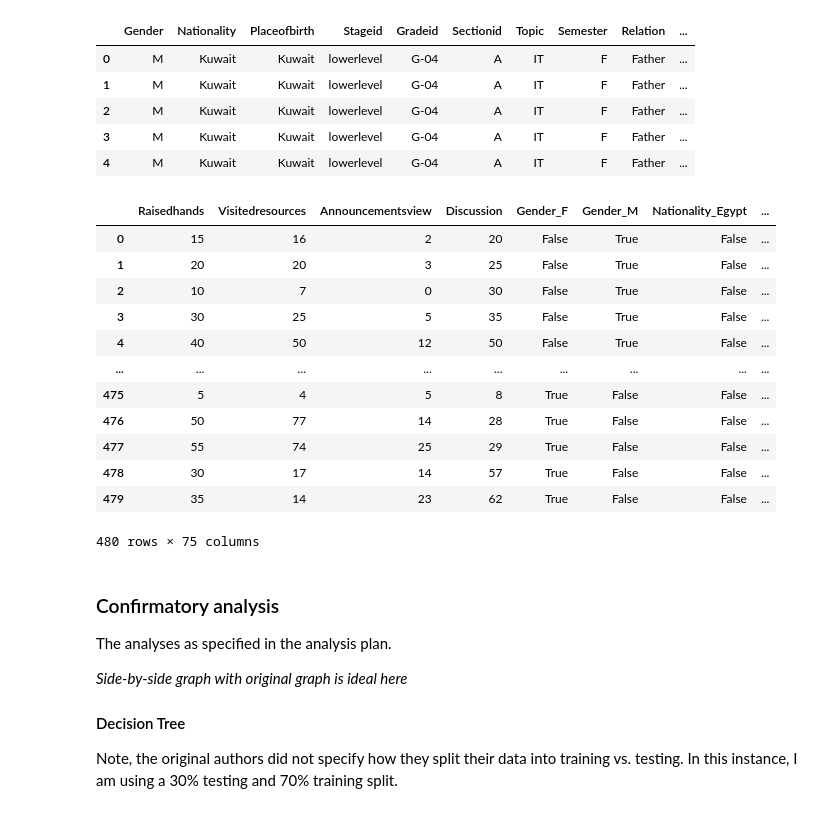
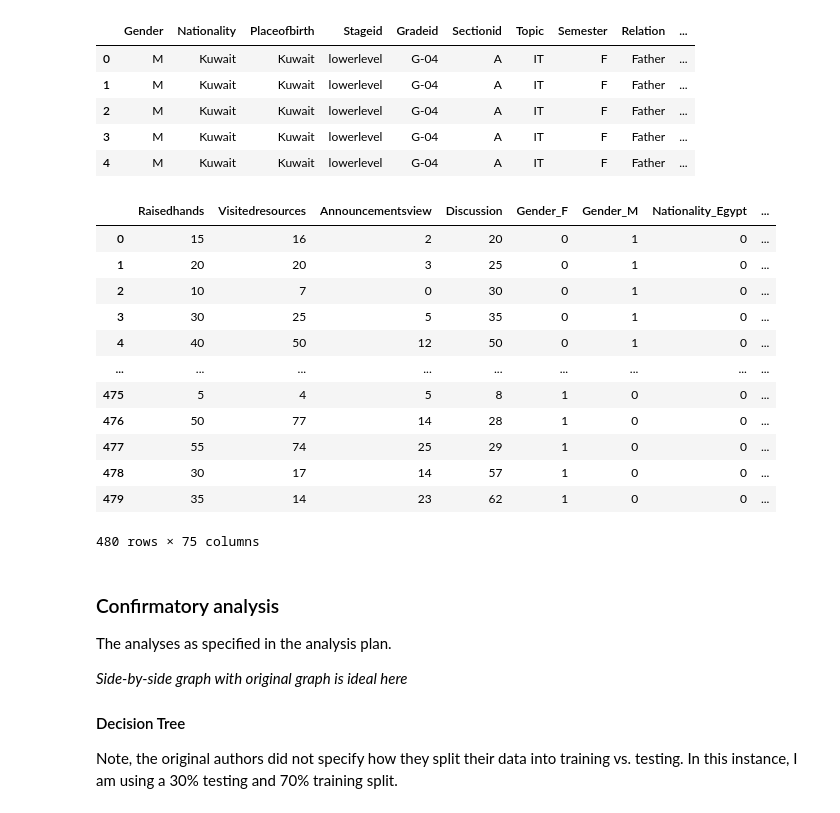
Before and after one commit to ucsd-psych201a/alsulami2023, a Jupyter notebook: writeup/Reproducibility Report.ipynb, the cells around one changed output. Cells and saved outputs as stored; diff of their text form; code cells hidden in the pictures.

```diff
--- a/writeup/Reproducibility Report.ipynb
+++ b/writeup/Reproducibility Report.ipynb
@@ -157,20 +157,3 @@ edu.head()
 | 2 | M | Kuwait | Kuwait | lowerlevel | G-04 | A | IT | F | Father | ... |
 | 3 | M | Kuwait | Kuwait | lowerlevel | G-04 | A | IT | F | Father | ... |
 | 4 | M | Kuwait | Kuwait | lowerlevel | G-04 | A | IT | F | Father | ... |
-# %%
-edu_dummy = pd.get_dummies(edu)
-edu_dummy
-# %% [output]
-|  | Raisedhands | Visitedresources | Announcementsview | Discussion | Gender_F | Gender_M | Nationality_Egypt | ... |
-| 0 | 15 | 16 | 2 | 20 | False | True | False | ... |
-| 1 | 20 | 20 | 3 | 25 | False | True | False | ... |
-| 2 | 10 | 7 | 0 | 30 | False | True | False | ... |
-| 3 | 30 | 25 | 5 | 35 | False | True | False | ... |
-| 4 | 40 | 50 | 12 | 50 | False | True | False | ... |
-| ... | ... | ... | ... | ... | ... | ... | ... | ... |
-| 475 | 5 | 4 | 5 | 8 | True | False | False | ... |
-| 476 | 50 | 77 | 14 | 28 | True | False | False | ... |
-| 477 | 55 | 74 | 25 | 29 | True | False | False | ... |
-| 478 | 30 | 17 | 14 | 57 | True | False | False | ... |
-| 479 | 35 | 14 | 23 | 62 | True | False | False | ... |
-480 rows × 75 columns
@@ -177,3 +163,20 @@ edu_dummy
+# %%
+edu_dummy = pd.get_dummies(edu).astype(int)
+edu_dummy
+# %% [output]
+|  | Raisedhands | Visitedresources | Announcementsview | Discussion | Gender_F | Gender_M | Nationality_Egypt | ... |
+| 0 | 15 | 16 | 2 | 20 | 0 | 1 | 0 | ... |
+| 1 | 20 | 20 | 3 | 25 | 0 | 1 | 0 | ... |
+| 2 | 10 | 7 | 0 | 30 | 0 | 1 | 0 | ... |
+| 3 | 30 | 25 | 5 | 35 | 0 | 1 | 0 | ... |
+| 4 | 40 | 50 | 12 | 50 | 0 | 1 | 0 | ... |
+| ... | ... | ... | ... | ... | ... | ... | ... | ... |
+| 475 | 5 | 4 | 5 | 8 | 1 | 0 | 0 | ... |
+| 476 | 50 | 77 | 14 | 28 | 1 | 0 | 0 | ... |
+| 477 | 55 | 74 | 25 | 29 | 1 | 0 | 0 | ... |
+| 478 | 30 | 17 | 14 | 57 | 1 | 0 | 0 | ... |
+| 479 | 35 | 14 | 23 | 62 | 1 | 0 | 0 | ... |
+480 rows × 75 columns
 # %% [markdown]
 
 ### Confirmatory analysis
```
Also changed, not shown: parts of 7 cells of this notebook.
